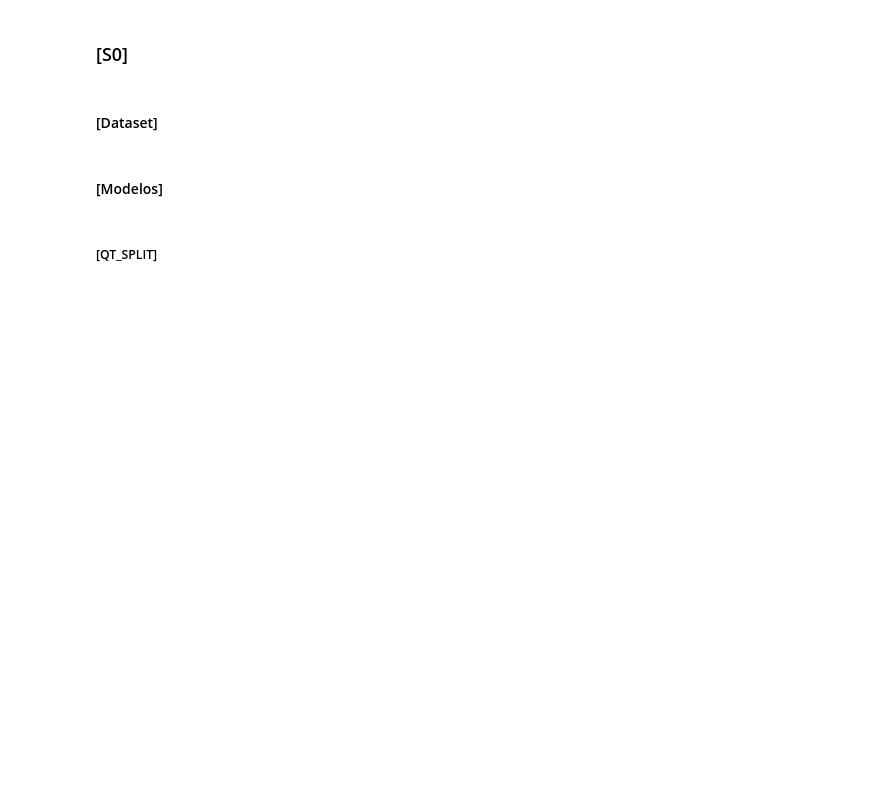
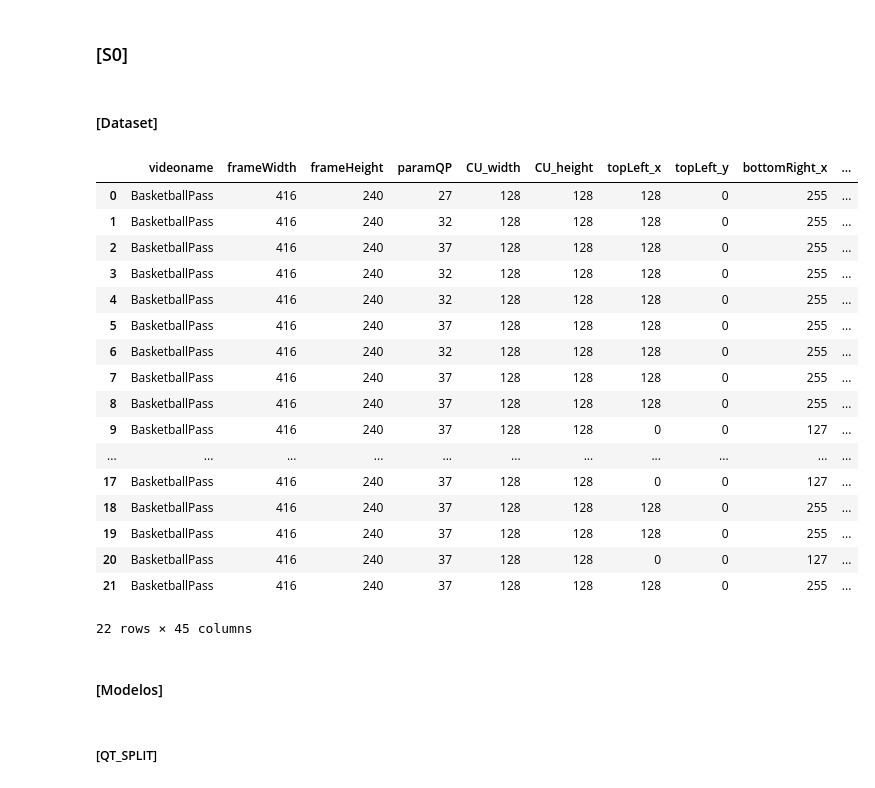
Before and after one commit to mclindino/TCC, a Jupyter notebook: Software/source/Extract_Features_Image.ipynb, the cells around one changed output. Drawn from its saved outputs; the diff is of its cells as text; code cells hidden in the pictures; blank space fills up the shorter version.

```diff
--- a/Software/source/Extract_Features_Image.ipynb
+++ b/Software/source/Extract_Features_Image.ipynb
@@ -87,3 +126,24 @@ pixel_features.concatenateDataFrames('VTM', 's0')
+# %%
+pd.read_csv('../datasets/QT_SPLIT/s0.csv')
+# %% [output]
+|  | videoname | frameWidth | frameHeight | paramQP | CU_width | CU_height | topLeft_x | topLeft_y | bottomRight_x | ... |
+| 0 | BasketballPass | 416 | 240 | 27 | 128 | 128 | 128 | 0 | 255 | ... |
+| 1 | BasketballPass | 416 | 240 | 32 | 128 | 128 | 128 | 0 | 255 | ... |
+| 2 | BasketballPass | 416 | 240 | 37 | 128 | 128 | 128 | 0 | 255 | ... |
+| 3 | BasketballPass | 416 | 240 | 32 | 128 | 128 | 128 | 0 | 255 | ... |
+| 4 | BasketballPass | 416 | 240 | 32 | 128 | 128 | 128 | 0 | 255 | ... |
+| 5 | BasketballPass | 416 | 240 | 37 | 128 | 128 | 128 | 0 | 255 | ... |
+| 6 | BasketballPass | 416 | 240 | 32 | 128 | 128 | 128 | 0 | 255 | ... |
+| 7 | BasketballPass | 416 | 240 | 37 | 128 | 128 | 128 | 0 | 255 | ... |
+| 8 | BasketballPass | 416 | 240 | 37 | 128 | 128 | 128 | 0 | 255 | ... |
+| 9 | BasketballPass | 416 | 240 | 37 | 128 | 128 | 0 | 0 | 127 | ... |
+| ... | ... | ... | ... | ... | ... | ... | ... | ... | ... | ... |
+| 17 | BasketballPass | 416 | 240 | 37 | 128 | 128 | 0 | 0 | 127 | ... |
+| 18 | BasketballPass | 416 | 240 | 37 | 128 | 128 | 128 | 0 | 255 | ... |
+| 19 | BasketballPass | 416 | 240 | 37 | 128 | 128 | 128 | 0 | 255 | ... |
+| 20 | BasketballPass | 416 | 240 | 37 | 128 | 128 | 0 | 0 | 127 | ... |
+| 21 | BasketballPass | 416 | 240 | 37 | 128 | 128 | 128 | 0 | 255 | ... |
+22 rows × 45 columns
 # %% [markdown]
 #### [Modelos]
 # %% [markdown]
```
Also changed, not shown: parts of 36 cells of this notebook, 34 other files.
